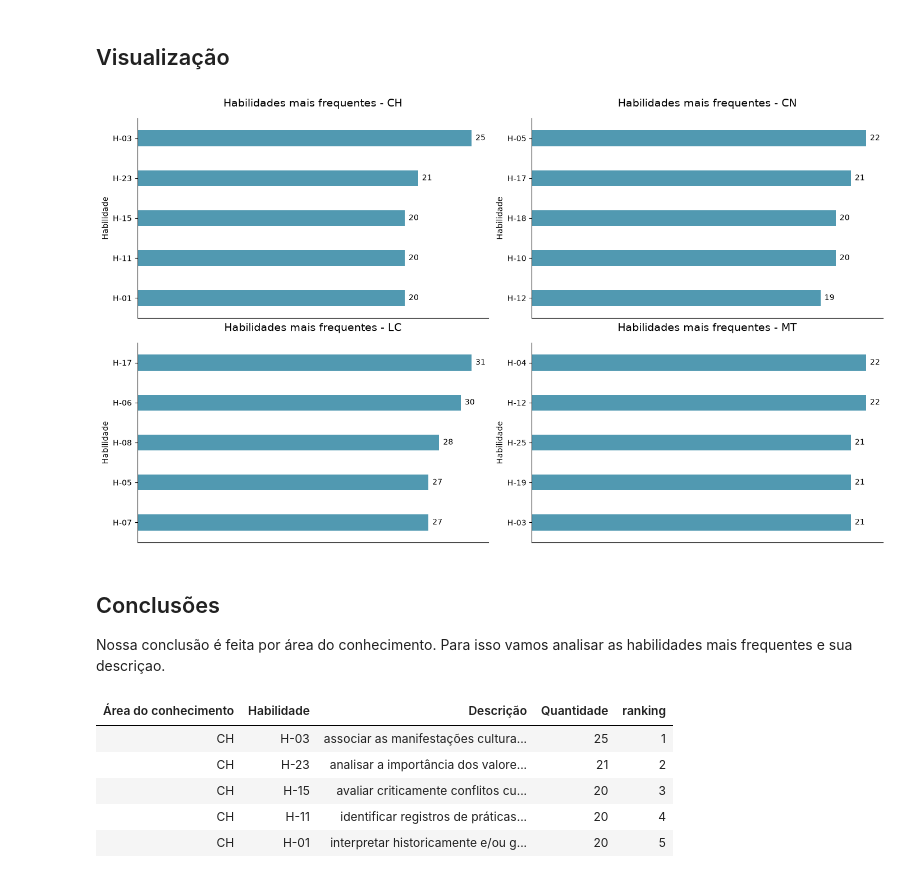
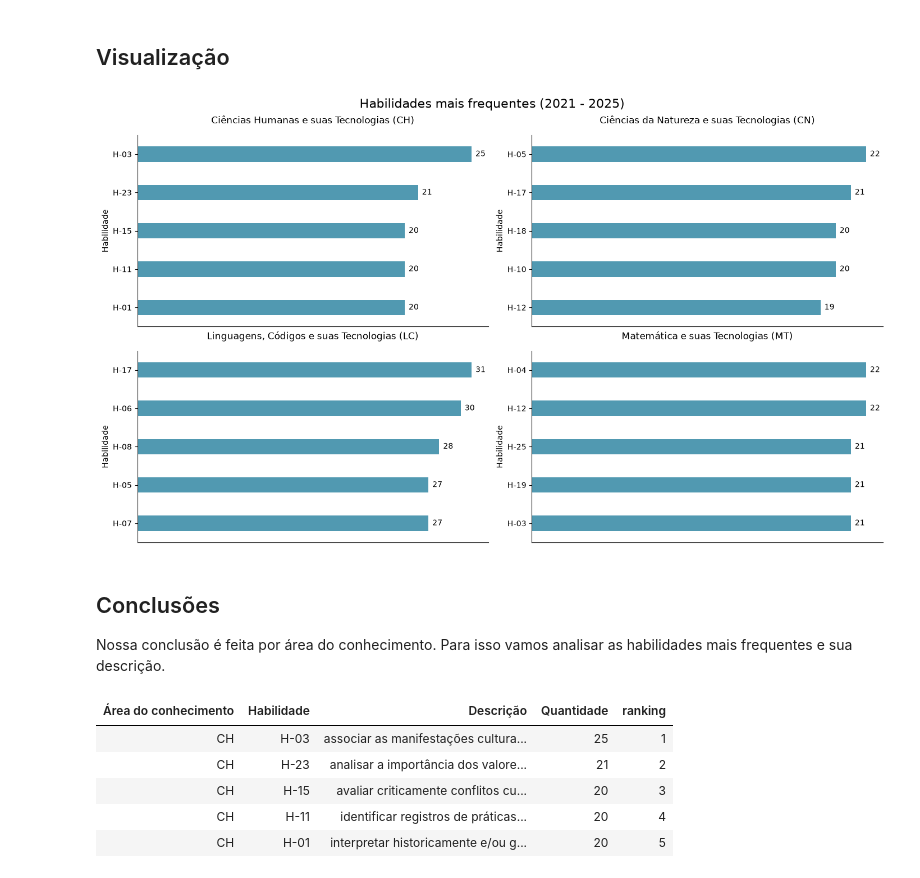
Before and after one commit to mviniciusc/analise_questoes_enem, a Jupyter notebook: notebooks/frequencia.ipynb, the cells around one changed output. Cells and saved outputs as stored; diff of their text form; code cells hidden in the pictures.

```diff
--- a/notebooks/frequencia.ipynb
+++ b/notebooks/frequencia.ipynb
@@ -90,12 +90,18 @@ fig, axes = plt.subplots(2, 2, figsize=(14, 8), layout='constrained')
 
 # Definir as áreas do conhecimento
 sg_areas = df['Área do conhecimento'].unique()
+titulos_areas = [
+    "Ciências Humanas e suas Tecnologias (CH)",
+    "Ciências da Natureza e suas Tecnologias (CN)",
+    "Linguagens, Códigos e suas Tecnologias (LC)",
+    "Matemática e suas Tecnologias (MT)"
+]
 
 # criar uma lista para armazenar as legendas com as descrições.
 lista_legenda = []
 
 # O axes.flatten() transforma a matriz 2x2 em uma lista simples de 4 espaços para o loop. O zip junta cada item da lista (o gráfico) com seu respectivo espaço
-for ax, area in zip(axes.flatten(), sg_areas):
+for ax, area, titulo in zip(axes.flatten(), sg_areas, titulos_areas):
 
     # Filtrar o dataframe original apenas para a área da rodada
     df_filtrado = df[df['Área do conhecimento'] == area].copy()
@@ -109,39 +115,42 @@ for ax, area in zip(axes.flatten(), sg_areas):
         y='Habilidade',
         x='Quantidade',
         orient='h',
         width=0.4,
         ax=ax,
         alpha=0.8,
         color="#118AB2",
         legend=False
     )
 
     # Formatação  de cada quadro
-    ax.set_title(f"Habilidades mais frequentes - {area}", fontsize=14, pad=15)
+    ax.set_title(titulo, fontsize=12, pad=15)
     ax.set_ylabel("Habilidade")
     ax.set_xlabel("")
 
     # Remove a escala do eixo X
     ax.set_xticks([])
 
     # Adiciona os rótulos de dados no final de cada barra
     ax.bar_label(ax.containers[0], padding=5, fontsize=10, color="#000000")
 
     # Remove as bordas
     sns.despine(ax=ax)
 
 df_top5_legendas = pd.concat(lista_legenda) # junta a lista de legendas em um dataframe só
 
+# título geral
+fig.suptitle('Habilidades mais frequentes (2021 - 2025)', fontsize=16)
+
 # Exportando o gráfico final em alta resolução
 plt.savefig('../graficos/habilidades_frequencia.png', dpi=300)
 
 plt.show()
 # %% [output]
-[figure, old version]
+[figure, new version]
 # %% [markdown]
 ## Conclusões
 
-Nossa conclusão é feita por área do conhecimento. Para isso vamos analisar as habilidades mais frequentes e sua descriçao.
+Nossa conclusão é feita por área do conhecimento. Para isso vamos analisar as habilidades mais frequentes e sua descrição.
 # %%
 pd.set_option('display.max_colwidth', None) # remover o limite de largura das colunas para mostrar a descrição completa
 
```
Also changed, not shown: 8 other files.
